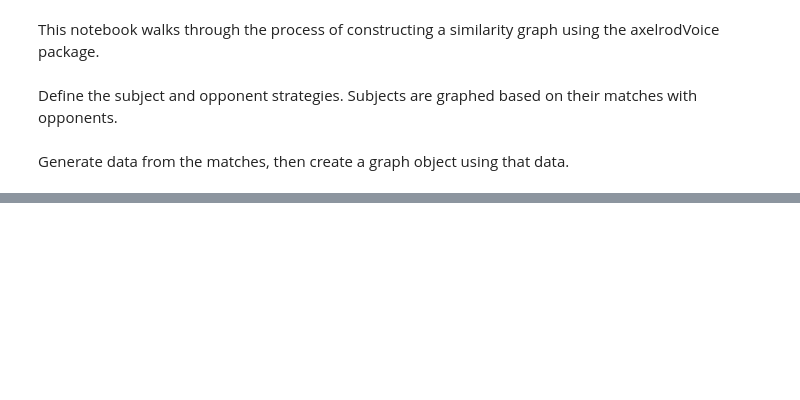
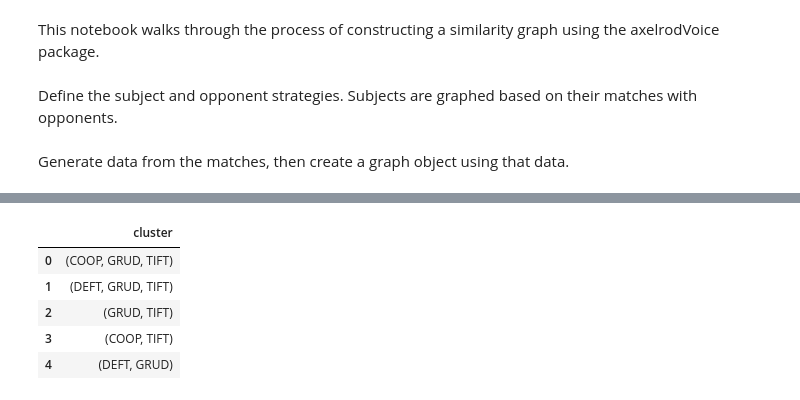
Before and after one commit to alexbazzelle/Alexrod, a Jupyter notebook: similarity_walkthrough.ipynb, the cells around one changed output, grey strips where cells are left out. Drawn from its saved outputs; the diff is of its cells as text; code cells hidden in the pictures; blank space fills up the shorter version.

```diff
--- a/similarity_walkthrough.ipynb
+++ b/similarity_walkthrough.ipynb
@@ -29,13 +59,20 @@ behaviors = ["per_cC", "per_cD", "per_dC", "per_dD"]
 # %%
 # Create clusters using behaviors
 s_names = [s.name for s in subjects]
 o_names = [o.name for o in opponents]
 
 graph.partition_by_metric_and_threshold(
     behaviors=behaviors,
-    threshold=0.15,
+    threshold=0.10,
     subjects=s_names, opponents=o_names,
     start=1, end=100)
+# %% [output]
+|  | cluster |
+| 0 | (COOP, GRUD, TIFT) |
+| 1 | (DEFT, GRUD, TIFT) |
+| 2 | (GRUD, TIFT) |
+| 3 | (COOP, TIFT) |
+| 4 | (DEFT, GRUD) |
 # %%
 # Figure 5.1.2a
 adj_mat = graph.partitions_to_freq_tbl()
```
Also changed, not shown: parts of 7 cells of this notebook.
